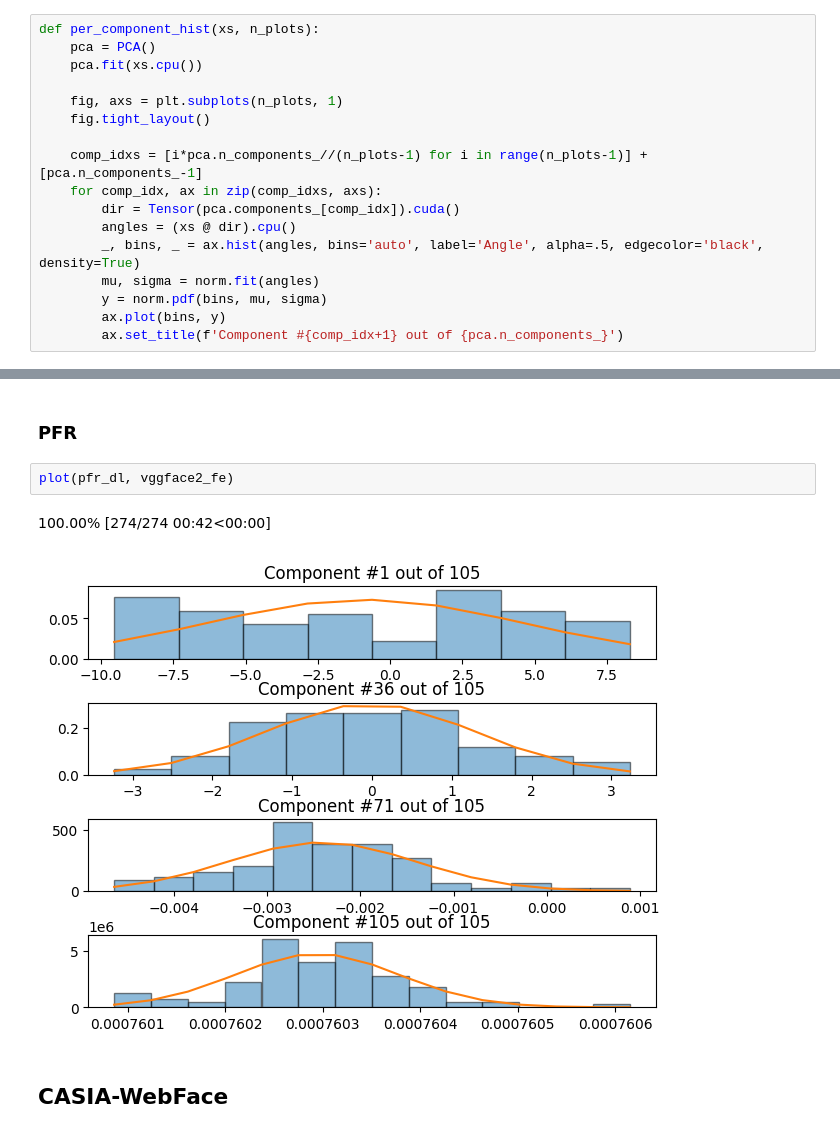
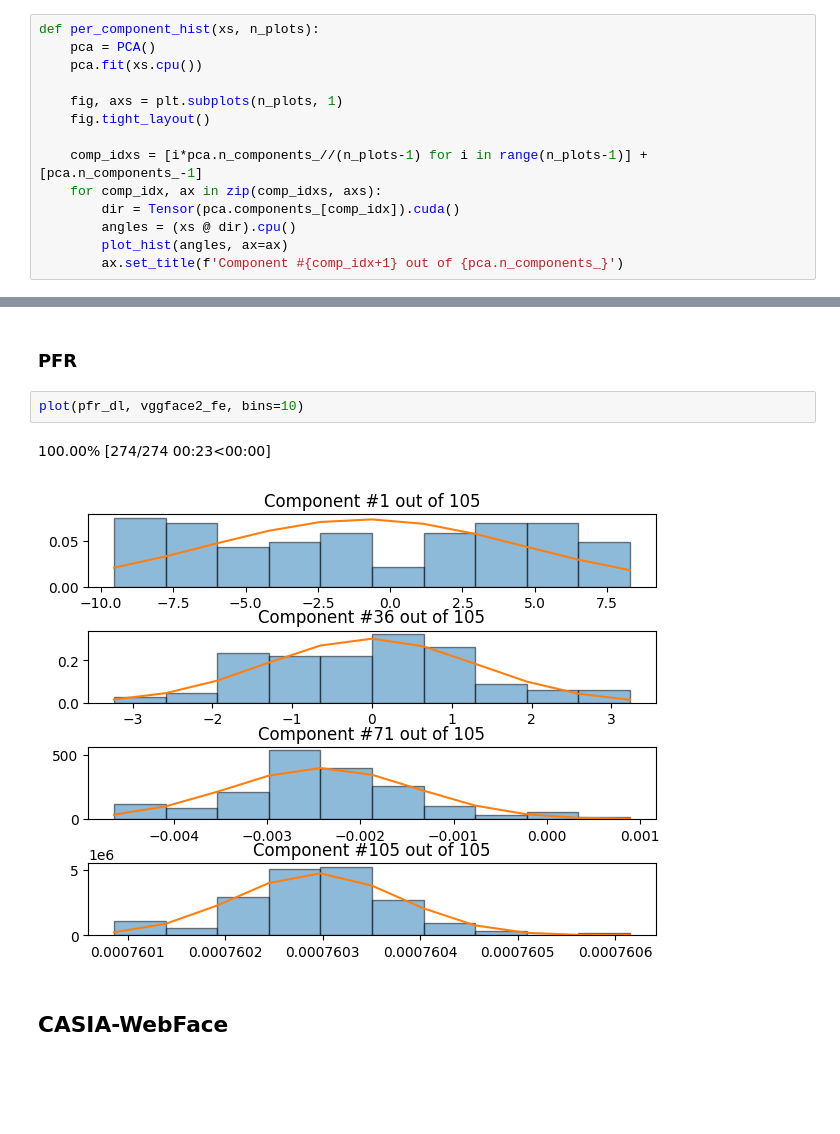
Before and after one commit to Irad-Zehavi/Few-Shot-Feature-Space, a Jupyter notebook: nbs/normal_dist.ipynb, the cells around one changed output, grey strips where cells are left out. Drawn from its saved outputs; the diff is of its cells as text; blank space fills up the shorter version.

```diff
--- a/nbs/normal_dist.ipynb
+++ b/nbs/normal_dist.ipynb
@@ -25,10 +25,7 @@ def per_component_hist(xs, n_plots):
     for comp_idx, ax in zip(comp_idxs, axs):
         dir = Tensor(pca.components_[comp_idx]).cuda()
         angles = (xs @ dir).cpu()
-        _, bins, _ = ax.hist(angles, bins='auto', label='Angle', alpha=.5, edgecolor='black', density=True)
-        mu, sigma = norm.fit(angles)
-        y = norm.pdf(bins, mu, sigma)
-        ax.plot(bins, y)
+        plot_hist(angles, ax=ax)
         ax.set_title(f'Component #{comp_idx+1} out of {pca.n_components_}')
 # %% [markdown]
 ## Class Means
@@ -52,10 +49,10 @@ plot(lfw_dl, vggface2_fe)
 # %% [markdown]
 ### PFR
 # %%
-plot(pfr_dl, vggface2_fe)
+plot(pfr_dl, vggface2_fe, bins=10)
 # %% [output]
-100.00% [274/274 00:42<00:00]
+100.00% [274/274 00:23<00:00]
-[figure, old version]
+[figure, new version]
 # %% [markdown]
 ## CASIA-WebFace
 # %% [markdown]
```
Also changed, not shown: parts of 3 cells of this notebook, 1 other file.
